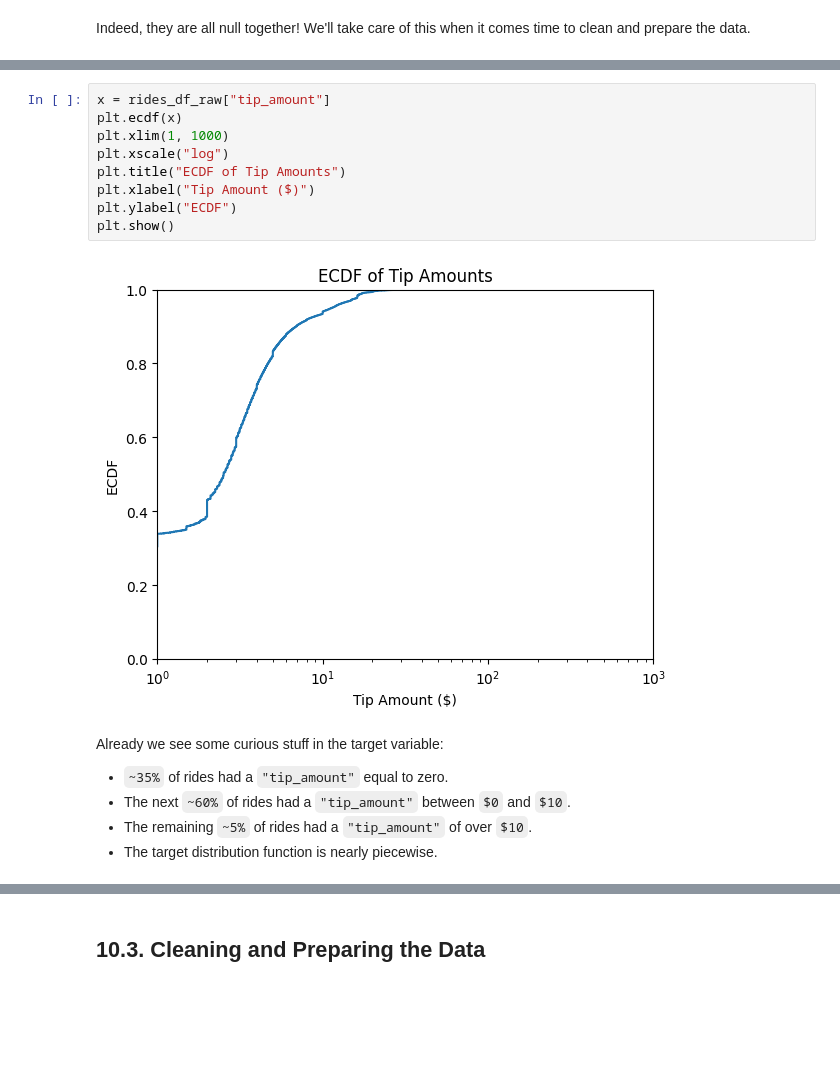
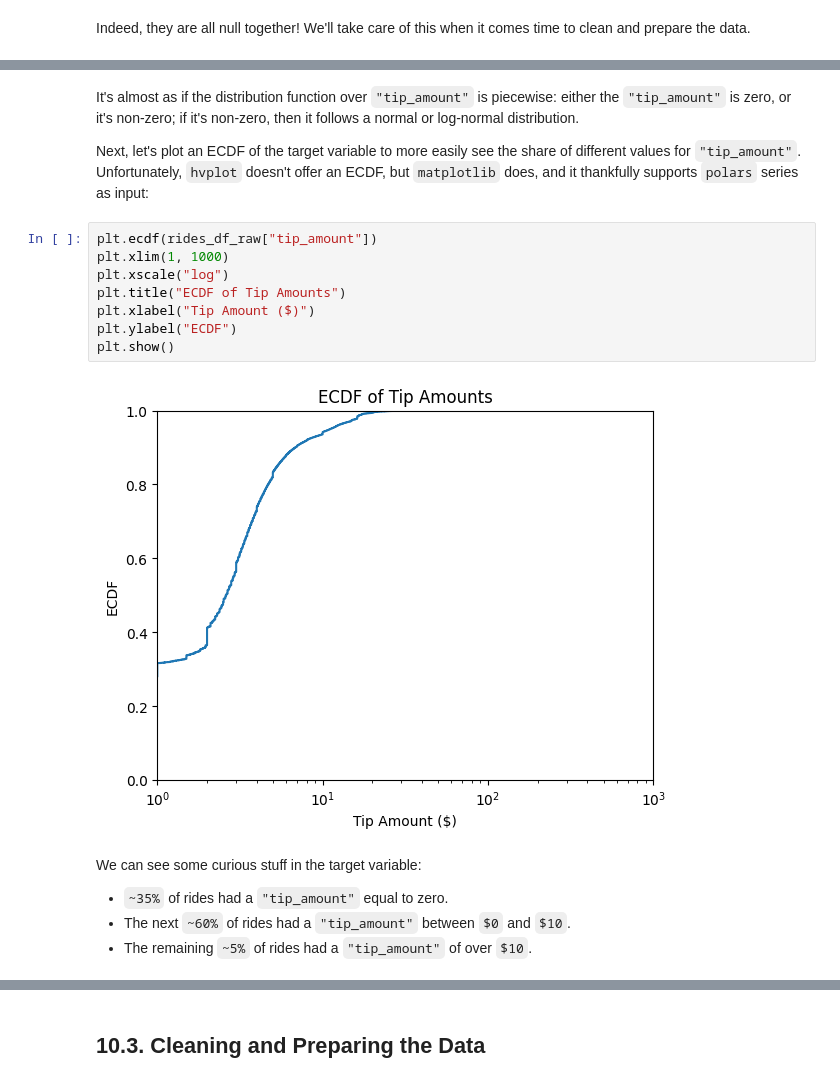
Before and after one commit to kalona/polars-for-data-science-oreilly-course, a Jupyter notebook: notebooks/10. Integrating Polars Into the Data Science Workflow.ipynb, the cells around one changed output, grey strips where cells are left out. Saved outputs shown, nothing was run; the diff lists cells and outputs as text; blank space fills up the shorter version.

```diff
--- a/notebooks/10. Integrating Polars Into the Data Science Workflow.ipynb
+++ b/notebooks/10. Integrating Polars Into the Data Science Workflow.ipynb
@@ -129,17 +138,19 @@ Next, let's plot an ECDF of the target variable. We can do this by passing a pol
+# %% [markdown]
+It's almost as if the distribution function over `"tip_amount"` is piecewise: either the `"tip_amount"` is zero, or it's non-zero; if it's non-zero, then it follows a normal or log-normal distribution.
+
+Next, let's plot an ECDF of the target variable to more easily see the share of different values for `"tip_amount"`. Unfortunately, `hvplot` doesn't offer an ECDF, but `matplotlib` does, and it thankfully supports `polars` series as input:
 # %%
-x = rides_df_raw["tip_amount"]
-plt.ecdf(x)
+plt.ecdf(rides_df_raw["tip_amount"])
 plt.xlim(1, 1000)
 plt.xscale("log")
 plt.title("ECDF of Tip Amounts")
 plt.xlabel("Tip Amount ($)")
 plt.ylabel("ECDF")
 plt.show()
 # %% [output]
-[figure, old version]
+[figure, new version]
 # %% [markdown]
-Already we see some curious stuff in the target variable:
+We can see some curious stuff in the target variable:
 - `~35%` of rides had a `"tip_amount"` equal to zero.
 - The next `~60%` of rides had a `"tip_amount"` between `$0` and `$10`.
 - The remaining `~5%` of rides had a `"tip_amount"` of over `$10`.
-- The target distribution function is nearly piecewise.
```
Also changed, not shown: parts of 22 cells of this notebook, 2 other files.
